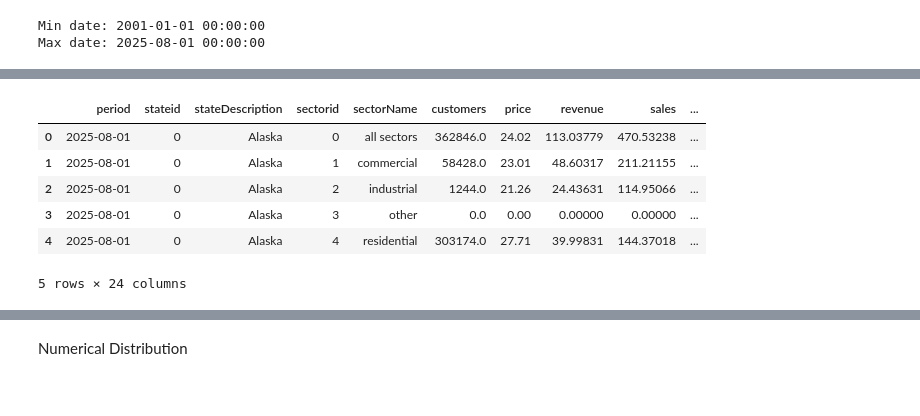
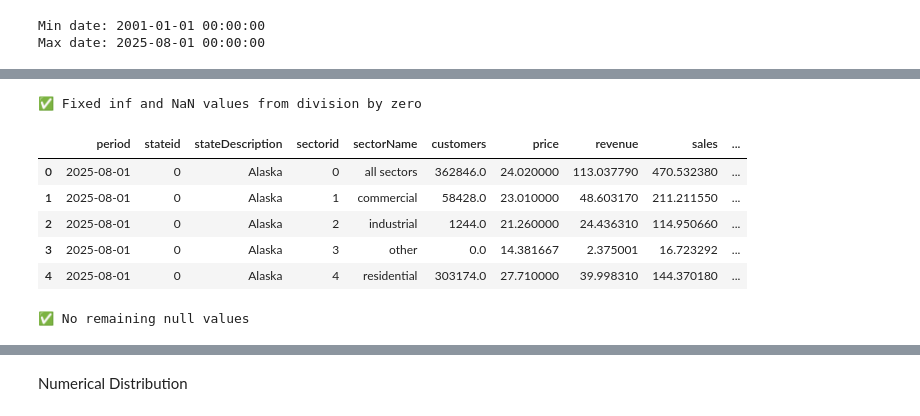
Before and after one commit to divyanshi-sachan/Electricity-Consumption, a Jupyter notebook: notebooks/01_data_collection.ipynb, the cells around one changed output, grey strips where cells are left out. Cells and saved outputs as stored; diff of their text form; code cells hidden in the pictures.

```diff
--- a/notebooks/01_data_collection.ipynb
+++ b/notebooks/01_data_collection.ipynb
@@ -190,6 +192,8 @@ except (NameError, AttributeError):
         raise NameError("df_raw is not defined. Please fetch data first.")
 
 # Basic data overview
+# Convert period to datetime for proper date operations
+df_raw['period'] = pd.to_datetime(df_raw['period'], format='%Y-%m')
 print("=" * 60)
 print("📊 RAW DATA OVERVIEW")
 print("=" * 60)
@@ -469,0 +474,15 @@ print("=" * 60)
+# %%
+# Load and prepare data for analysis
+df_analysis = pd.read_csv('data/raw/eia_retail_sales_raw_20251120_012123.csv')
+df_analysis['period'] = pd.to_datetime(df_analysis['period'], format='%Y-%m')
+
+print("=" * 70)
+print("📊 DATASET OVERVIEW")
+print("=" * 70)
+print(f"\n📏 Shape: {df_analysis.shape[0]:,} rows × {df_analysis.shape[1]} columns")
+print(f"\n📅 Time Span: {df_analysis['period'].min().strftime('%Y-%m')} → {df_analysis['period'].max().strftime('%Y-%m')}")
+print(f"   Duration: ~{(df_analysis['period'].max() - df_analysis['period'].min()).days / 365:.1f} years")
+print(f"\n🏛️  States/Regions: {df_analysis['stateid'].nunique()} unique values")
+print(f"   (Includes: 50 states + DC + PR + regional aggregates)")
+print(f"\n🏭 Sectors: {df_analysis['sectorid'].nunique()} unique values")
+print(f"   Values: {sorted(df_analysis['sectorid'].unique())}")
@@ -539,18 +774,21 @@ df_encoded.head()
 # %% [markdown]
 FEATURE ENGINEERING
 # %%
-#  Standardize Unit Columns
+# Validate and fix negative values
 
 # Ensure numeric columns are actually numeric
 numeric_cols = ['customers', 'price', 'revenue', 'sales']
 df[numeric_cols] = df[numeric_cols].apply(pd.to_numeric, errors='coerce')
 
-
+# Check for negative values
 for col in numeric_cols:
     negatives = df[df[col] < 0]
     if not negatives.empty:
-        print(f"Negative values found in {col}:")
-        display(negatives)
+        print(f"⚠️  Negative values found in {col}: {len(negatives)} rows")
+        print(f"   Min value: {df[col].min()}")
+        # Clip negative values to 0
+        df[col] = df[col].clip(lower=0)
+        print(f"   ✅ Clipped to 0")
     else:
-        print(f"No negative values in {col}")
+        print(f"✅ No negative values in {col}")
 # %% [output]
@@ -594,35 +829,41 @@ df['month'] = df['period'].dt.month
 # %%
 # Revenue per customer
 
-df['revenue_per_customer'] = df['revenue'] * 1e6 / df['customers']
+df['revenue_per_customer'] = df['revenue'] / df['customers']
 
 # Sales per customer (kWh per customer)
 
-df['sales_per_customer'] = df['sales'] * 1e6 / df['customers']
+df['sales_per_customer'] = df['sales'] / df['customers']
 
 # Price difference from previous month
 
 df['price_prev_month'] = df.groupby('stateid')['price'].shift(1)
 df['price_change'] = df['price'] - df['price_prev_month']
 
 
 # Month-over-month change in consumption
 
 df['sales_prev'] = df.groupby('stateid')['sales'].shift(1)
 df['sales_change_pct'] = (df['sales'] - df['sales_prev']) / df['sales_prev'] * 100
 
 # Rolling averages for forecasting
 
 # 3-month rolling average
 
 df['sales_rolling_3'] = df.groupby('stateid')['sales'].rolling(3).mean().reset_index(0, drop=True)
 
+# Fix division by zero: Replace inf and NaN from customer divisions
+# (Some sectors like OTH, TRA have customers = 0)
+df.replace([np.inf, -np.inf], 0, inplace=True)
+df.fillna(0, inplace=True)
+print("✅ Fixed inf and NaN values from division by zero")
+
 df.head(5)
 # %% [output]
+✅ Fixed inf and NaN values from division by zero
 |  | period | stateid | stateDescription | sectorid | sectorName | customers | price | revenue | sales | ... |
-| 0 | 2025-08-01 | 0 | Alaska | 0 | all sectors | 362846.0 | 24.02 | 113.03779 | 470.53238 | ... |
-| 1 | 2025-08-01 | 0 | Alaska | 1 | commercial | 58428.0 | 23.01 | 48.60317 | 211.21155 | ... |
-| 2 | 2025-08-01 | 0 | Alaska | 2 | industrial | 1244.0 | 21.26 | 24.43631 | 114.95066 | ... |
-| 3 | 2025-08-01 | 0 | Alaska | 3 | other | 0.0 | 0.00 | 0.00000 | 0.00000 | ... |
-| 4 | 2025-08-01 | 0 | Alaska | 4 | residential | 303174.0 | 27.71 | 39.99831 | 144.37018 | ... |
+| 0 | 2025-08-01 | 0 | Alaska | 0 | all sectors | 362846.0 | 24.020000 | 113.037790 | 470.532380 | ... |
+| 1 | 2025-08-01 | 0 | Alaska | 1 | commercial | 58428.0 | 23.010000 | 48.603170 | 211.211550 | ... |
+| 2 | 2025-08-01 | 0 | Alaska | 2 | industrial | 1244.0 | 21.260000 | 24.436310 | 114.950660 | ... |
+| 3 | 2025-08-01 | 0 | Alaska | 3 | other | 0.0 | 14.381667 | 2.375001 | 16.723292 | ... |
+| 4 | 2025-08-01 | 0 | Alaska | 4 | residential | 303174.0 | 27.710000 | 39.998310 | 144.370180 | ... |
-5 rows × 24 columns
@@ -631,3 +870,14 @@ df =df.fillna(0)
+# %%
+# Additional missing value check (should be minimal after proper imputation)
+remaining_nulls = df.isnull().sum().sum()
+if remaining_nulls > 0:
+    print(f"⚠️  Warning: {remaining_nulls} null values remain. Review data quality.")
+    # Use forward fill for any remaining nulls
+    df = df.ffill()
+else:
+    print("✅ No remaining null values")
+# %% [output]
+✅ No remaining null values
 # %%
 df.head(5)
 # %% [output]
```
Also changed, not shown: parts of 28 cells of this notebook.
